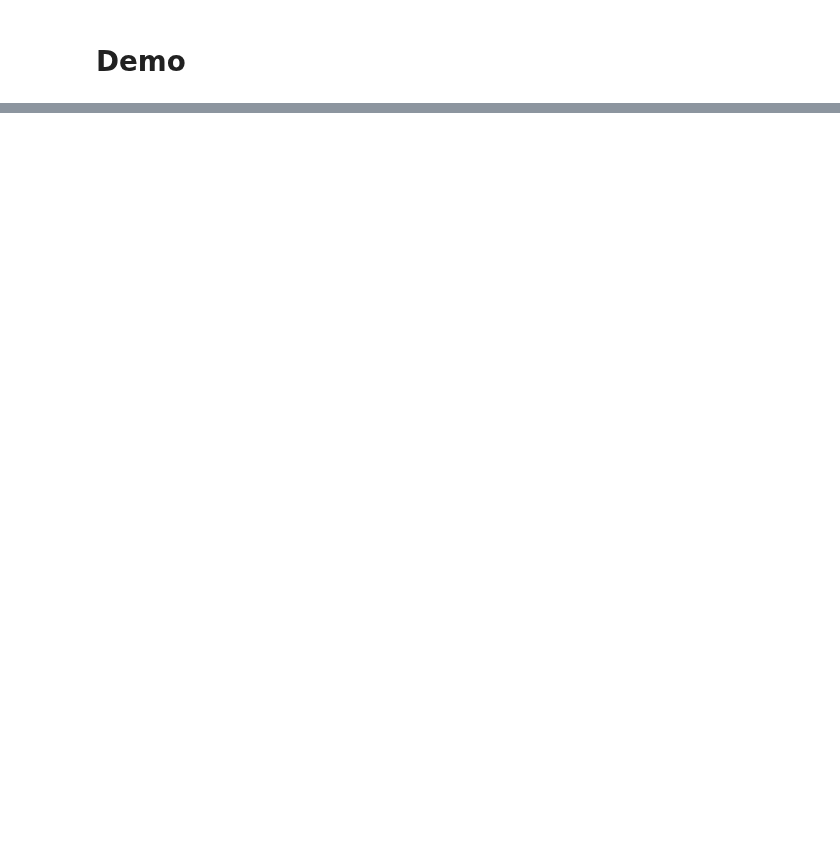
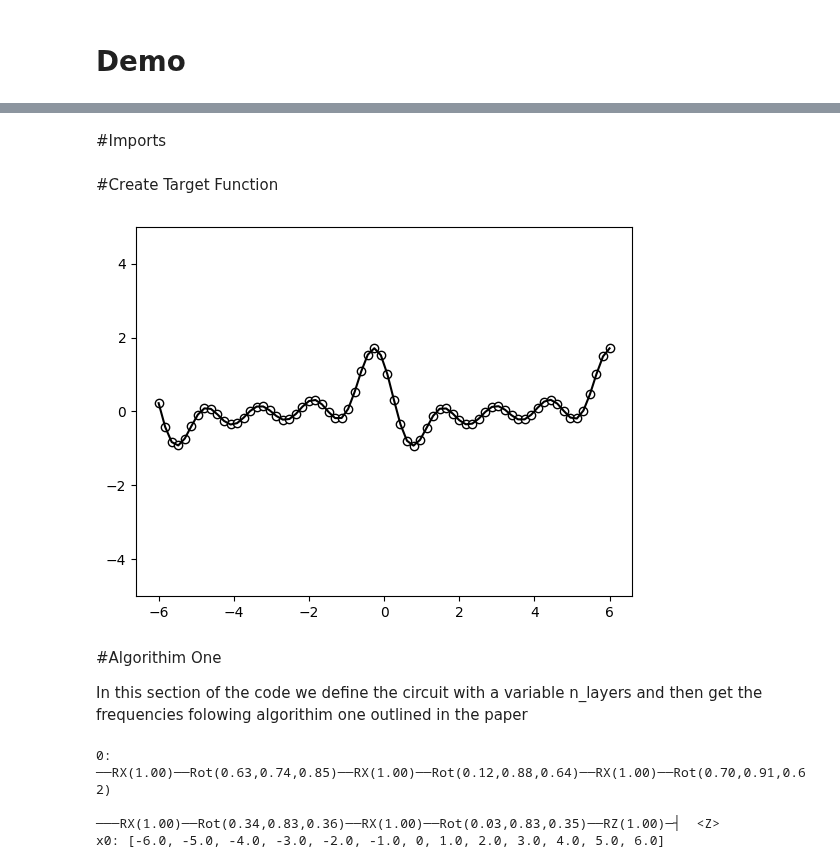
Before and after one commit to jerryxu9/CPEN-400Q-Project, a Jupyter notebook: demo.ipynb, the cells around one changed output, grey strips where cells are left out. Cells and saved outputs as stored; diff of their text form; code cells hidden in the pictures; blank space fills up the shorter version.

```diff
--- a/demo.ipynb
+++ b/demo.ipynb
@@ -4,6 +4,8 @@
 </h1>
 # %% [markdown]
 <img src="pics/Demo-photo.png"/>
+# %% [markdown]
+#Imports
 # %%
 import pennylane as qml
 from pennylane import numpy as np
@@ -12,38 +14,46 @@ from lecture08_helpers import *
 
 import matplotlib.pyplot as plt
 from sklearn.datasets import make_blobs
+# %% [markdown]
+#Create Target Function
 # %%
 # This part of the code prints the graph we are trying to approximate
 
-degree = 8  # degree of the target function
+degree = 4  # degree of the target function
 scaling = 1  # scaling of the data
 coeffs = [0.15 + 0.15j]*degree  # coefficients of non-zero frequencies
 coeff0 = 0.1  # coefficient of zero frequency
 
 def target_function(x):
     """Generate a truncated Fourier series, where the data gets re-scaled."""
     res = coeff0
     for idx, coeff in enumerate(coeffs):
         exponent = np.complex128(scaling * (idx+1) * x * 1j)
         conj_coeff = np.conjugate(coeff)
         res += coeff * np.exp(exponent) + conj_coeff * np.exp(-exponent)
     return np.real(res)
 
 x = np.linspace(-6, 6, 70)
 target_y = np.array([target_function(x_) for x_ in x])
 
 
 plt.plot(x, target_y, c='black')
 plt.scatter(x, target_y, facecolor='white', edgecolor='black')
 plt.ylim(-5, 5)
 plt.show()
+# %% [output]
+[figure, added]
+# %% [markdown]
+#Algorithim One
+
+In this section of the code we define the circuit with a variable n_layers and then get the frequencies folowing algorithim one outlined in the paper
 # %%
 #This is a VQC that changes based on the input n_layers which changes how many frequencies we can sample.
 
 import pennylane as qml
 import numpy as np
 
-n_layers = 50000
+n_layers = 5
 dev = qml.device("default.qubit", wires=1)
 
 @qml.qnode(dev)
@@ -61,3 +71,8 @@ res = qml.fourier.circuit_spectrum(circuit)(x, weights)
 print(qml.draw(circuit)(x, weights))
 for inp, freqs in res.items():
     print(f"{inp}: {freqs}")
+# %% [output]
+0: ──RX(1.00)──Rot(0.63,0.74,0.85)──RX(1.00)──Rot(0.12,0.88,0.64)──RX(1.00)──Rot(0.70,0.91,0.62)
+
+───RX(1.00)──Rot(0.34,0.83,0.36)──RX(1.00)──Rot(0.03,0.83,0.35)──RZ(1.00)─┤  <Z>
+x0: [-6.0, -5.0, -4.0, -3.0, -2.0, -1.0, 0, 1.0, 2.0, 3.0, 4.0, 5.0, 6.0]
```
Also changed, not shown: parts of 13 cells of this notebook, 1 other file.
